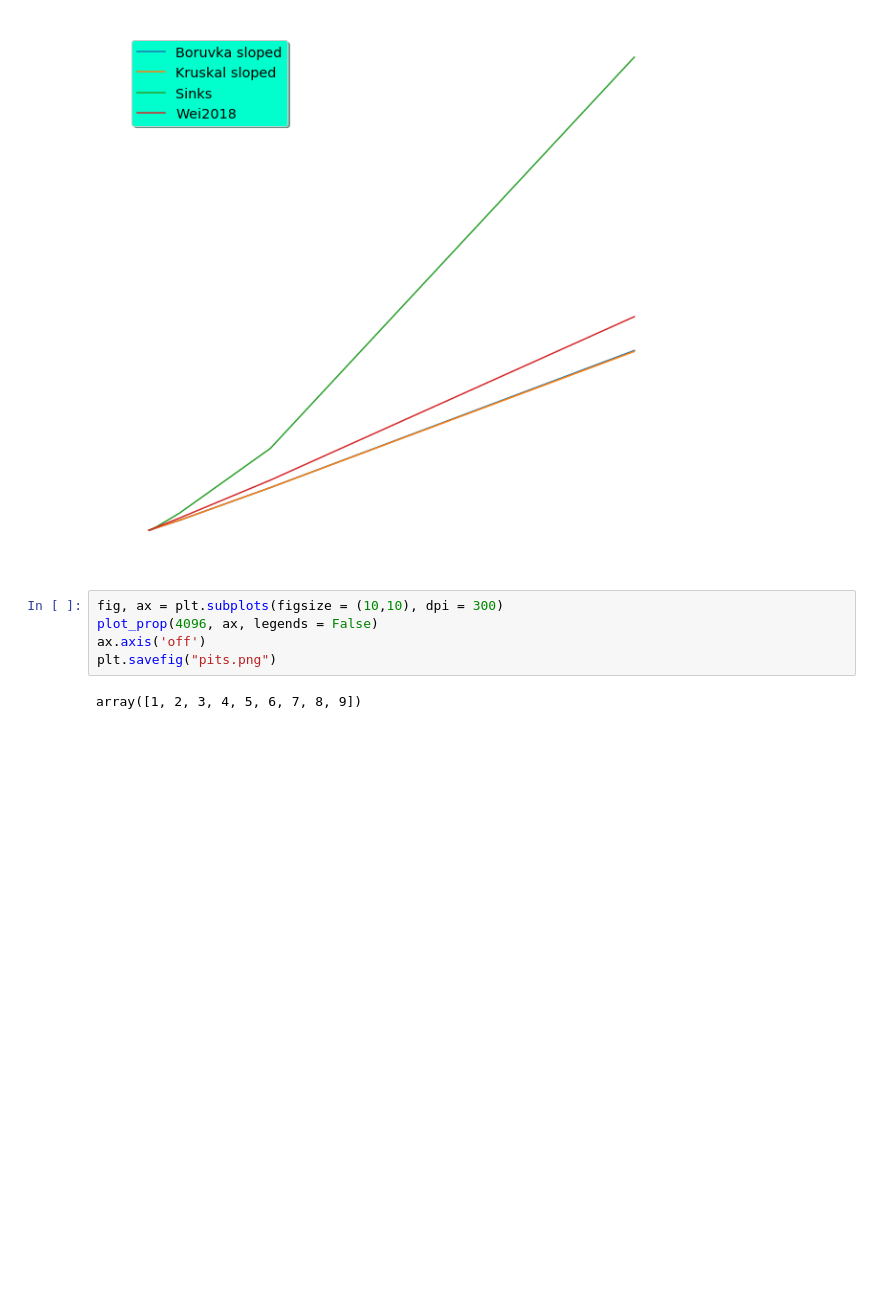
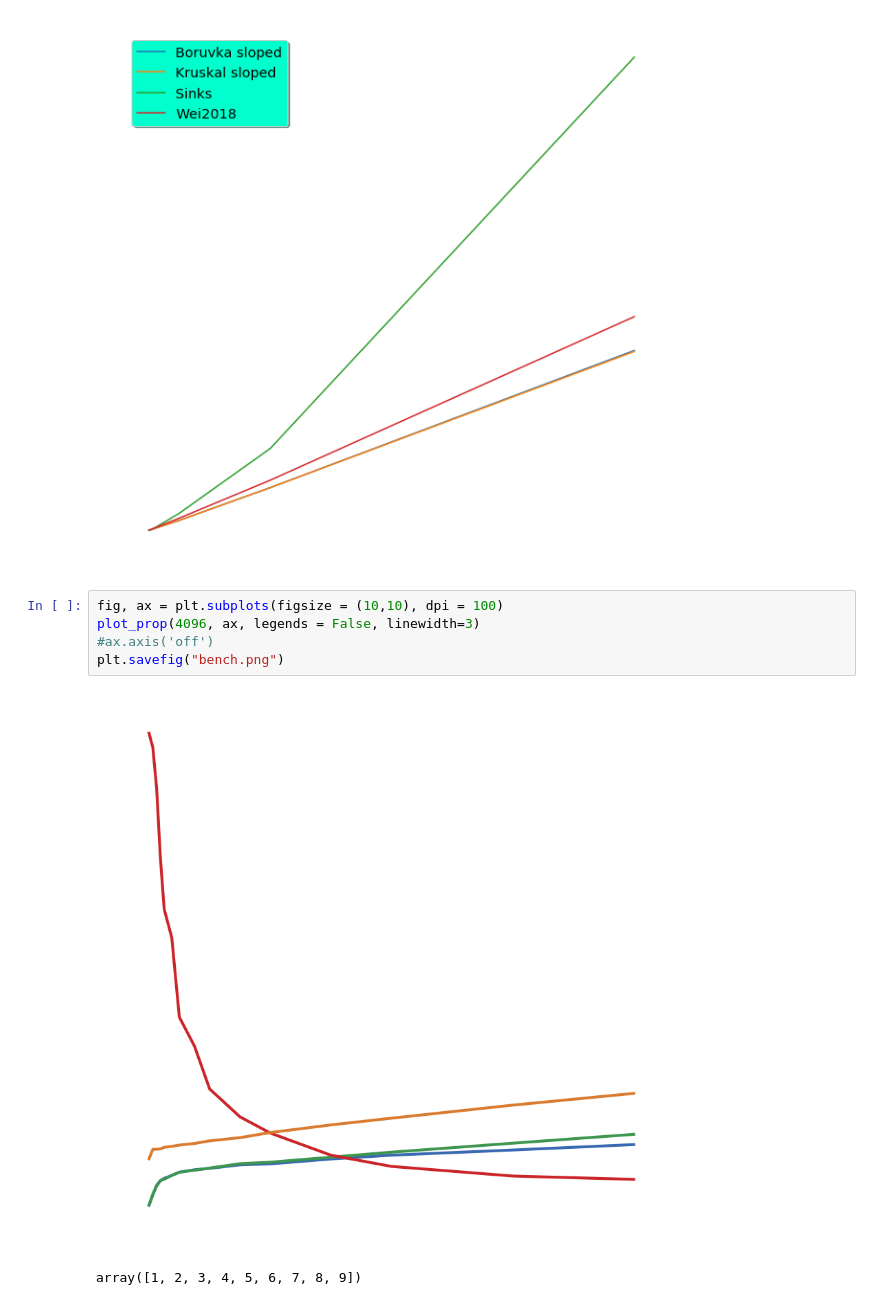
Before and after one commit to fastscape-lem/fastscapelib, a Jupyter notebook: examples/mountain.ipynb, the cells around one changed output. Drawn from its saved outputs; the diff is of its cells as text; blank space fills up the shorter version.

```diff
--- a/examples/mountain.ipynb
+++ b/examples/mountain.ipynb
@@ -218,10 +248,12 @@ plot_size(.03125, ax, legends = True, low = 0)
 # %% [output]
 [figure]
 # %%
-fig, ax = plt.subplots(figsize = (10,10), dpi = 300)
-plot_prop(4096, ax, legends = False)
-ax.axis('off')
-plt.savefig("pits.png")
+fig, ax = plt.subplots(figsize = (10,10), dpi = 100)
+plot_prop(4096, ax, legends = False, linewidth=3)
+#ax.axis('off')
+plt.savefig("bench.png")
+# %% [output]
+[figure, added]
 # %%
 # %% [output]
 array([1, 2, 3, 4, 5, 6, 7, 8, 9])
```
Also changed, not shown: parts of 5 cells of this notebook, 6 other files.
